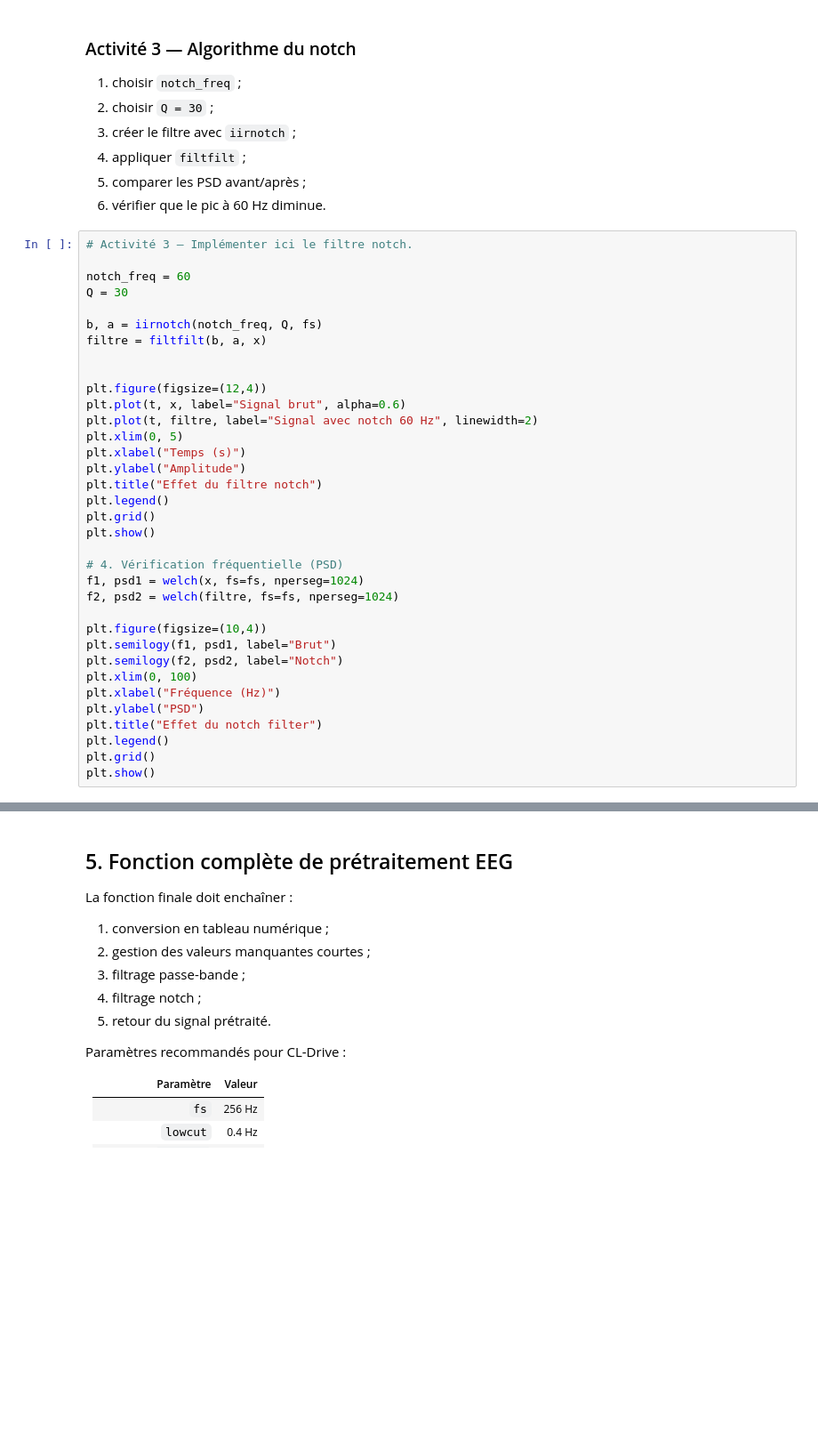
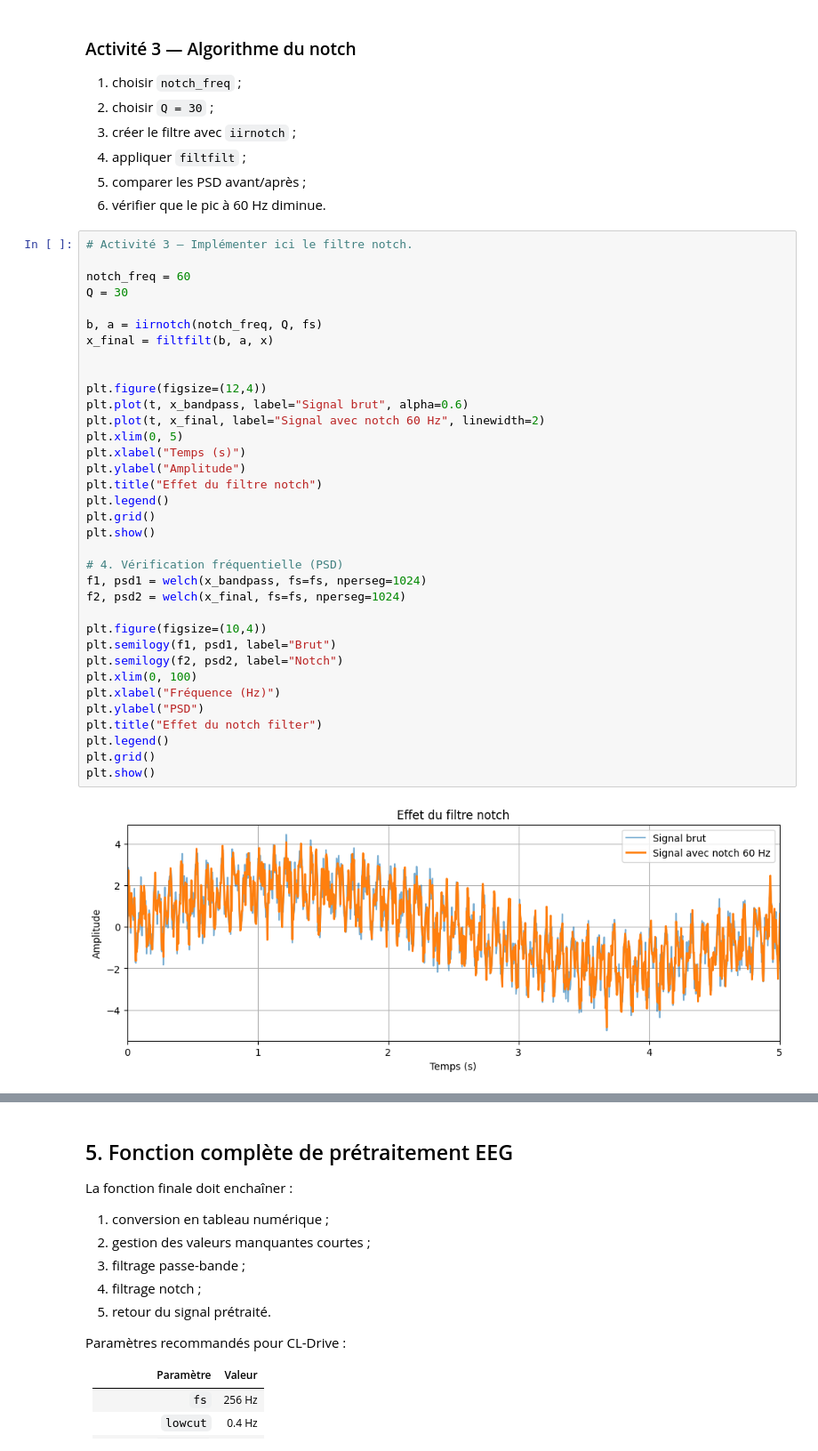
Before and after one commit to molivier1/Cerveau-Machine, a Jupyter notebook: TD3.ipynb, the cells around one changed output, grey strips where cells are left out. Shown at 89% size. Cells and saved outputs as stored; diff of their text form; blank space fills up the shorter version.

```diff
--- a/TD3.ipynb
+++ b/TD3.ipynb
@@ -270,35 +276,37 @@ Il ne faut pas appliquer un notch automatiquement sans regarder la PSD car on ri
 # %%
 # Activité 3 — Implémenter ici le filtre notch.
 
 notch_freq = 60
 Q = 30
 
 b, a = iirnotch(notch_freq, Q, fs)
-filtre = filtfilt(b, a, x)
+x_final = filtfilt(b, a, x)
 
 
 plt.figure(figsize=(12,4))
-plt.plot(t, x, label="Signal brut", alpha=0.6)
-plt.plot(t, filtre, label="Signal avec notch 60 Hz", linewidth=2)
+plt.plot(t, x_bandpass, label="Signal brut", alpha=0.6)
+plt.plot(t, x_final, label="Signal avec notch 60 Hz", linewidth=2)
 plt.xlim(0, 5)
 plt.xlabel("Temps (s)")
 plt.ylabel("Amplitude")
 plt.title("Effet du filtre notch")
 plt.legend()
 plt.grid()
 plt.show()
 
 # 4. Vérification fréquentielle (PSD)
-f1, psd1 = welch(x, fs=fs, nperseg=1024)
-f2, psd2 = welch(filtre, fs=fs, nperseg=1024)
+f1, psd1 = welch(x_bandpass, fs=fs, nperseg=1024)
+f2, psd2 = welch(x_final, fs=fs, nperseg=1024)
 
 plt.figure(figsize=(10,4))
 plt.semilogy(f1, psd1, label="Brut")
 plt.semilogy(f2, psd2, label="Notch")
 plt.xlim(0, 100)
 plt.xlabel("Fréquence (Hz)")
 plt.ylabel("PSD")
 plt.title("Effet du notch filter")
 plt.legend()
 plt.grid()
 plt.show()
+# %% [output]
+[figure, added]
```
Also changed, not shown: parts of 12 cells of this notebook.
